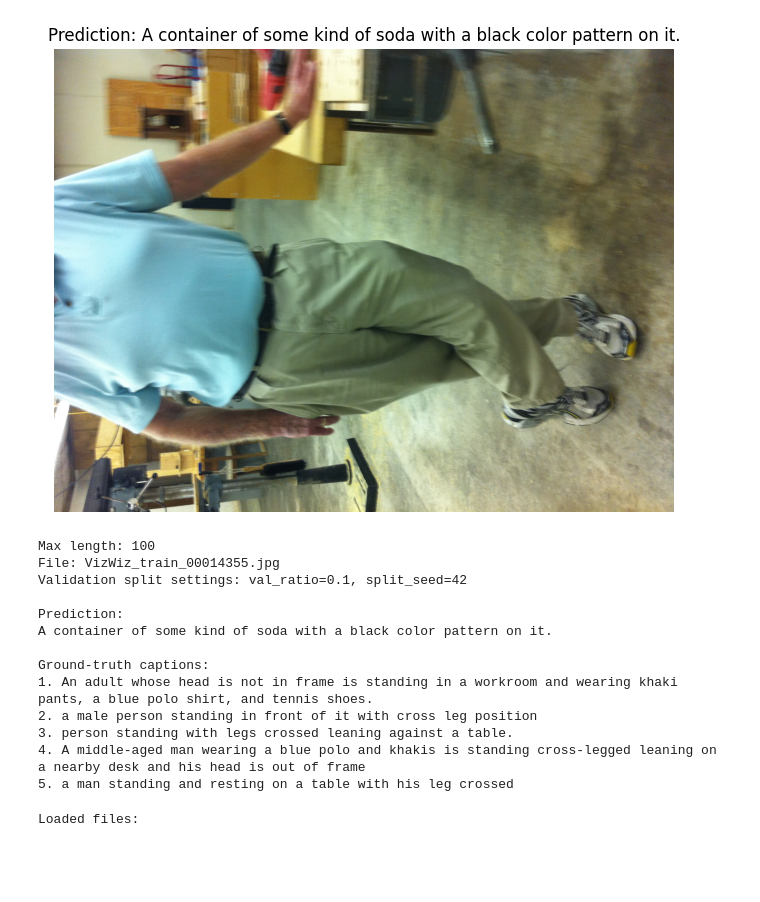
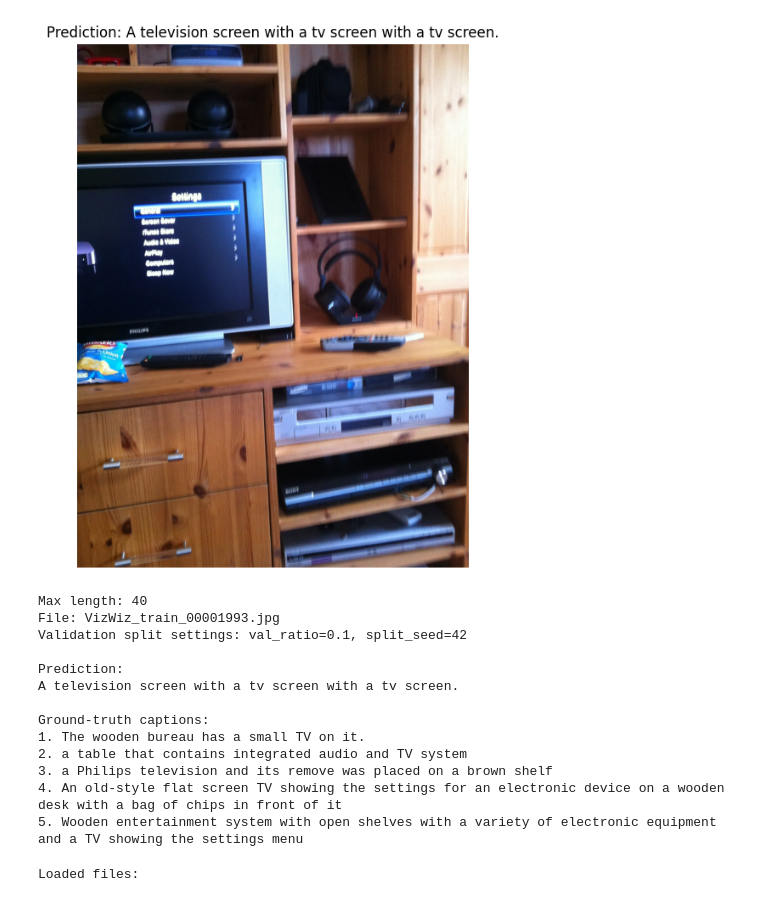
Before and after one commit to adriangt2001/C5-Project, a Jupyter notebook: Week3/qualitative_evaluation.ipynb, the cells around one changed output. Drawn from its saved outputs; the diff is of its cells as text; code cells hidden in the pictures; blank space fills up the shorter version.

```diff
--- a/Week3/qualitative_evaluation.ipynb
+++ b/Week3/qualitative_evaluation.ipynb
@@ -21,10 +21,9 @@ idx_to_experiment = {
     9 : "runs/runs_frozen_encoder_scheduled/token_resnet18_gru_word_scheduled_sampling",
     10 : "runs/runs_frozen_encoder_scheduled/attention_resnet18_gru_char_scheduled_sampling",
     11 : "runs/runs_frozen_encoder_scheduled/combined_resnet34_lstm_word_attention_scheduled_sampling",
-    12: "runs/final_baseline_trainable_encoder_scheduled"
 }
 
-idx = 12
+idx = 9
 
 run_dir = Path(idx_to_experiment[idx])
 data_dir = Path("data")
@@ -58,47 +57,47 @@ image = Image.open(image_path).convert("RGB")
 image_tensor = transform(image).unsqueeze(0).to(device)
 
 with torch.no_grad():
     generated = model.generate(
         images=image_tensor,
         sos_id=tokenizer.sos_id,
         eos_id=tokenizer.eos_id,
         max_len= config["max_len"],
     )
 
 # print("Generated token IDs:", generated[0].tolist())
 pred_caption = tokenizer.decode(generated[0].tolist())
 
 plt.figure(figsize=(8, 8))
 plt.imshow(image)
 plt.axis("off")
 plt.title(f"Prediction: {pred_caption.capitalize()}")
 plt.show()
 
 print(f"Max length: {config['max_len']}")
 print("File:", sample.file_name)
 print(f"Validation split settings: val_ratio={val_ratio}, split_seed={split_seed}")
 
 print("\nPrediction:")
 print(pred_caption.capitalize())
 
 print("\nGround-truth captions:")
 for i, ref in enumerate(sample.captions, 1):
     print(f"{i}. {ref}")
 # %% [output]
-[figure, old version]
+[figure, new version]
-Max length: 100
-File: VizWiz_train_00014355.jpg
+Max length: 40
+File: VizWiz_train_00001993.jpg
 Validation split settings: val_ratio=0.1, split_seed=42
 
 Prediction:
-A container of some kind of soda with a black color pattern on it.
+A television screen with a tv screen with a tv screen.
 
 Ground-truth captions:
-1. An adult whose head is not in frame is standing in a workroom and wearing khaki pants, a blue polo shirt, and tennis shoes.
-2. a male person standing in front of it with cross leg position
-3. person standing with legs crossed leaning against a table.
-4. A middle-aged man wearing a blue polo and khakis is standing cross-legged leaning on a nearby desk and his head is out of frame
-5. a man standing and resting on a table with his leg crossed
+1. The wooden bureau has a small TV on it.
+2. a table that contains integrated audio and TV system
+3. a Philips television and its remove was placed on a brown shelf
+4. An old-style flat screen TV showing the settings for an electronic device on a wooden desk with a bag of chips in front of it
+5. Wooden entertainment system with open shelves with a variety of electronic equipment and a TV showing the settings menu
 # %%
 # xulo per visualitzar results :) posar path del tsv i yata
 
```
Also changed, not shown: 2 other files.
